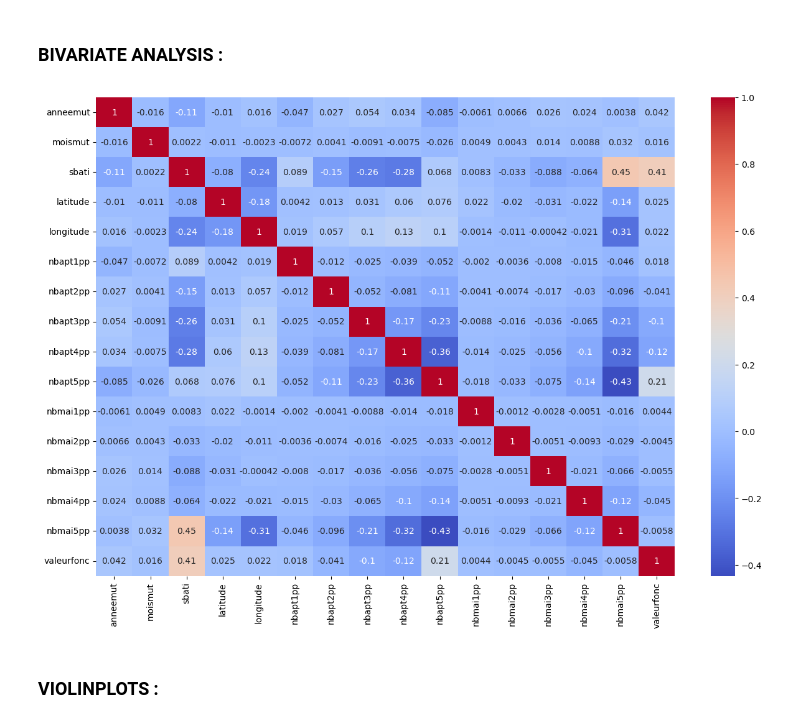
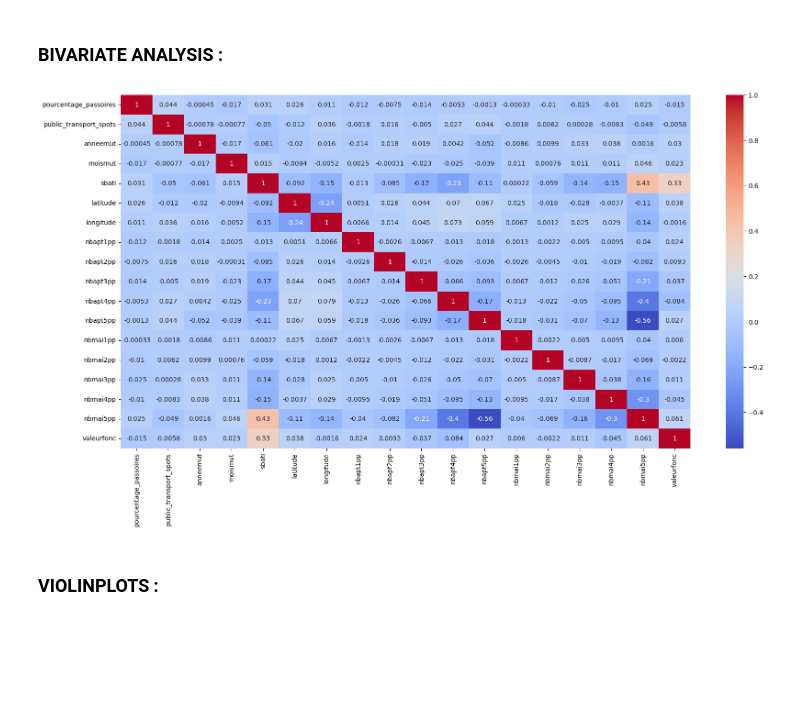
Before and after one commit to acktan/eleven-strategy, a Jupyter notebook: exploration.ipynb, the cells around one changed output. Cells and saved outputs as stored; diff of their text form; code cells hidden in the pictures; blank space fills up the shorter version.

```diff
--- a/exploration.ipynb
+++ b/exploration.ipynb
@@ -28,0 +56,29 @@ df.head()
+# %%
+def func(row, L, replacement):
+    if row['nomcom'] in L:
+        return row['nomcom']
+    else:
+        return replacement
+
+
+arrond_par = ['Paris 2e  Arrondissement', 'Paris 11e  Arrondissement',
+       'Paris 4e  Arrondissement', 'Paris 8e  Arrondissement',
+       'Paris 20e  Arrondissement', 'Paris 10e  Arrondissement',
+       'Paris 17e  Arrondissement', 'Paris 1er Arrondissement',
+       'Paris 15e  Arrondissement', 'Paris 12e  Arrondissement',
+       'Paris 13e  Arrondissement', 'Paris 19e  Arrondissement',
+       'Paris 18e  Arrondissement', 'Paris 6e  Arrondissement',
+       'Paris 16e  Arrondissement', 'Paris 9e  Arrondissement',
+       'Paris 14e  Arrondissement', 'Paris 3e  Arrondissement',
+       'Paris 7e  Arrondissement', 'Paris 5e  Arrondissement']
+
+
+
+df = augment_df
+df = augment_df[['violence per 1000','burglaries per 1000', 'car theft per 1000','pourcentage_passoires','nomcom','public_transport_spots','coddep','libnatmut','libtypbien','anneemut','moismut','sbati','latitude','longitude','nbapt1pp', 'nbapt2pp', 'nbapt3pp', 'nbapt4pp', 'nbapt5pp', 'nbmai1pp', 'nbmai2pp', 'nbmai3pp', 'nbmai4pp', 'nbmai5pp','valeurfonc']]
+df = df[df['libtypbien'].isin(['UN APPARTEMENT','UNE MAISON'])]
+df = df[(df['valeurfonc']>1e4) & (df['valeurfonc']<=5*1e6)]
+df['coddep']=df.coddep.astype('str')
+# df['nomcom'] = df.apply(func, args=(arrond_par, 'banlieue'), axis=1)
+df.dropna(axis=0,inplace=True)
+df.head()
@@ -105,7 +174,7 @@ Name: valeurfonc, dtype: float64
 # %% [markdown]
 ### FEATURE ENGINEERING TARGET :
 # %%
-#df = df[(df['valeurfonc']>1e4) & (df['valeurfonc']<=5*1e6)]
+df = df[(df['valeurfonc']>1e4) & (df['valeurfonc']<=5*1e6)]
 print('SKEWNESS :',df['valeurfonc'].skew())
 print(df['valeurfonc'].value_counts(bins=[1e4,5*1e4,1e5,3*1e5,5*1e5,1e6,5*1e6],normalize=True,sort=False)*100)
 sns.histplot(x=df['valeurfonc'],bins=20)
@@ -156,11 +225,11 @@ plt.show()
 # %%
 # EDA :
 corr = df[df.valeurfonc>1e6].corr()
-plt.figure(figsize=(15,10))
+plt.figure(figsize=(20,10))
 sns.heatmap(corr,annot=True,cmap='coolwarm')
 plt.show()
 # %% [output]
-[figure, old version]
+[figure, new version]
 # %% [markdown]
 ### VIOLINPLOTS :
 # %% [markdown]
```
Also changed, not shown: parts of 17 cells of this notebook.
